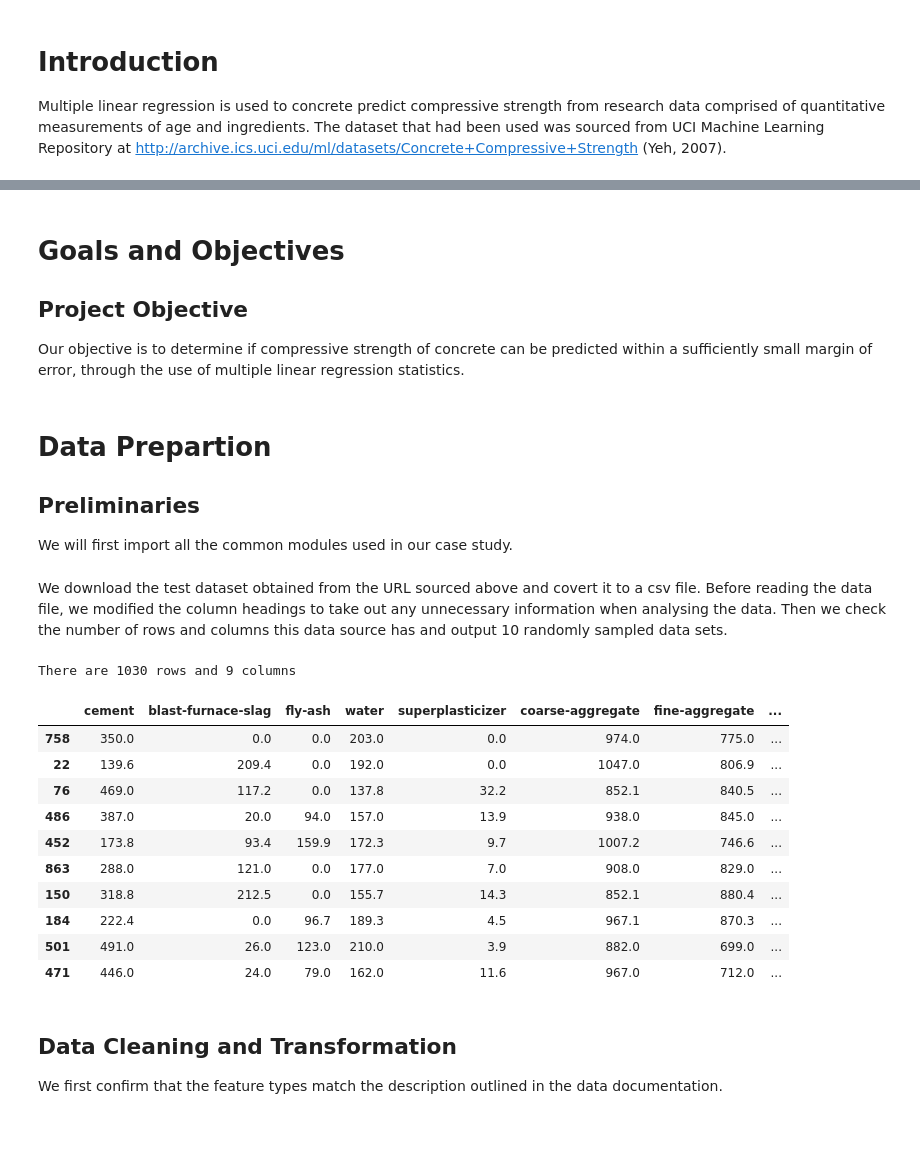
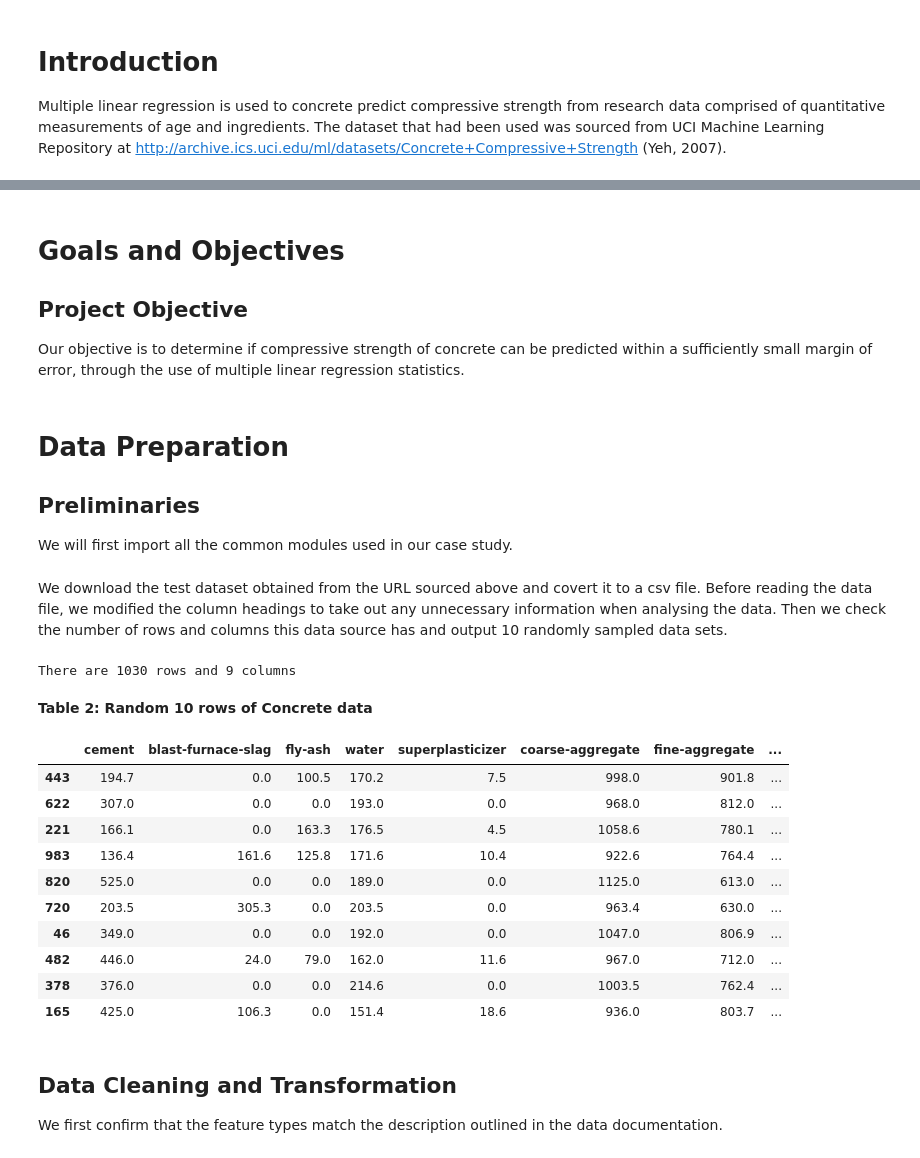
Before and after one commit to kimt12531/Regression-Study-Concrete, a Jupyter notebook: Concrete_Regression_Study.ipynb, the cells around one changed output, grey strips where cells are left out. Drawn from its saved outputs; the diff is of its cells as text; code cells hidden in the pictures; blank space fills up the shorter version.

```diff
--- a/Concrete_Regression_Study.ipynb
+++ b/Concrete_Regression_Study.ipynb
@@ -33,11 +38,13 @@ Below are the all variable descriptions from the Concrete_data file:
 
 Most descriptive variables are masses of an ingredient in a $\text{m}^3$ of concrete mixture. `Age` refers to the age of a tested concrete instance. This factor was considered because over time, concrete mixtures solidify and toughen. This increases their resistence to compressive forces and therefore,  affects their compressive strength. Although temporal variables are usually discrete, Age is discrete in this dataset because it had been limited to discrete counts in days.
 # %% [markdown]
+<a id='goals-and-objectives'></a>
 # Goals and Objectives
 ## Project Objective
 Our objective is to determine if compressive strength of concrete can be predicted within a sufficiently small margin of error, through the use of multiple linear regression statistics.
 # %% [markdown]
-# Data Prepartion
+<a id='data-preparation'></a>
+# Data Preparation
 ## Preliminaries
 We will first import all the common modules used in our case study.
 # %%
@@ -56,38 +64,40 @@ We download the test dataset obtained from the URL sourced above and covert it t
 # %%
 #Specifying column names
 columnNames = [
     'cement',
     'blast-furnace-slag',
     'fly-ash',
     'water',
     'superplasticizer',
     'coarse-aggregate',
     'fine-aggregate',
     'age',
     'concrete-compressive-strength'
 ]
 
 # Read Data
-data = pd.read_csv('Group 35_Data.csv', names = columnNames, skiprows = 1)
+data = pd.read_csv('Concrete_Data.csv', names = columnNames, skiprows = 1)
 
 #Total number of rows and columns
 print(f'There are {data.shape[0]} rows and {data.shape[1]} columns')
 
 # Display randomly sampled 10 rows
+display(HTML('<b>Table 2: Random 10 rows of Concrete data</b>'))
 data.sample(10)
 # %% [output]
 There are 1030 rows and 9 columns
+Table 2: Random 10 rows of Concrete data
 |  | cement | blast-furnace-slag | fly-ash | water | superplasticizer | coarse-aggregate | fine-aggregate | ... |
-| 758 | 350.0 | 0.0 | 0.0 | 203.0 | 0.0 | 974.0 | 775.0 | ... |
-| 22 | 139.6 | 209.4 | 0.0 | 192.0 | 0.0 | 1047.0 | 806.9 | ... |
-| 76 | 469.0 | 117.2 | 0.0 | 137.8 | 32.2 | 852.1 | 840.5 | ... |
-| 486 | 387.0 | 20.0 | 94.0 | 157.0 | 13.9 | 938.0 | 845.0 | ... |
-| 452 | 173.8 | 93.4 | 159.9 | 172.3 | 9.7 | 1007.2 | 746.6 | ... |
-| 863 | 288.0 | 121.0 | 0.0 | 177.0 | 7.0 | 908.0 | 829.0 | ... |
-| 150 | 318.8 | 212.5 | 0.0 | 155.7 | 14.3 | 852.1 | 880.4 | ... |
-| 184 | 222.4 | 0.0 | 96.7 | 189.3 | 4.5 | 967.1 | 870.3 | ... |
-| 501 | 491.0 | 26.0 | 123.0 | 210.0 | 3.9 | 882.0 | 699.0 | ... |
-| 471 | 446.0 | 24.0 | 79.0 | 162.0 | 11.6 | 967.0 | 712.0 | ... |
+| 443 | 194.7 | 0.0 | 100.5 | 170.2 | 7.5 | 998.0 | 901.8 | ... |
+| 622 | 307.0 | 0.0 | 0.0 | 193.0 | 0.0 | 968.0 | 812.0 | ... |
+| 221 | 166.1 | 0.0 | 163.3 | 176.5 | 4.5 | 1058.6 | 780.1 | ... |
+| 983 | 136.4 | 161.6 | 125.8 | 171.6 | 10.4 | 922.6 | 764.4 | ... |
+| 820 | 525.0 | 0.0 | 0.0 | 189.0 | 0.0 | 1125.0 | 613.0 | ... |
+| 720 | 203.5 | 305.3 | 0.0 | 203.5 | 0.0 | 963.4 | 630.0 | ... |
+| 46 | 349.0 | 0.0 | 0.0 | 192.0 | 0.0 | 1047.0 | 806.9 | ... |
+| 482 | 446.0 | 24.0 | 79.0 | 162.0 | 11.6 | 967.0 | 712.0 | ... |
+| 378 | 376.0 | 0.0 | 0.0 | 214.6 | 0.0 | 1003.5 | 762.4 | ... |
+| 165 | 425.0 | 106.3 | 0.0 | 151.4 | 18.6 | 936.0 | 803.7 | ... |
 # %% [markdown]
 ## Data Cleaning and Transformation
 We first confirm that the feature types match the description outlined in the data documentation.
```
Also changed, not shown: parts of 42 cells of this notebook, 1 other file.
